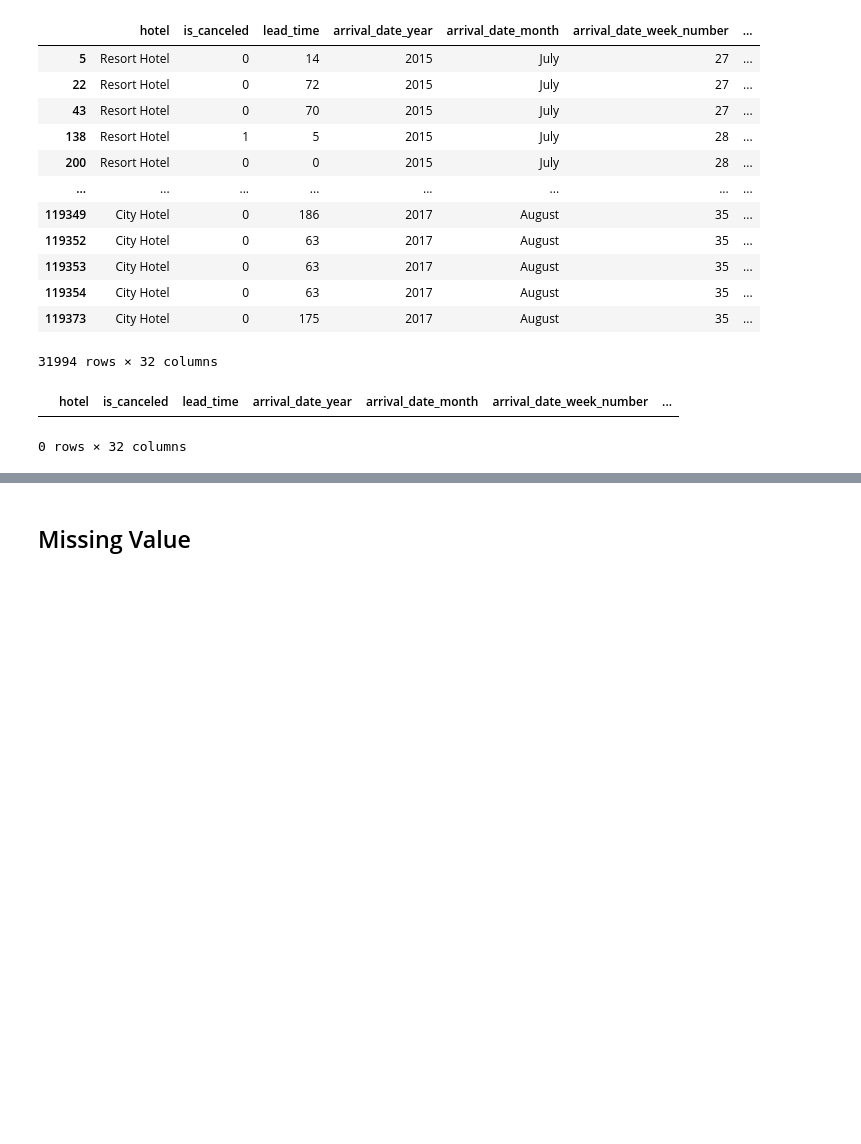
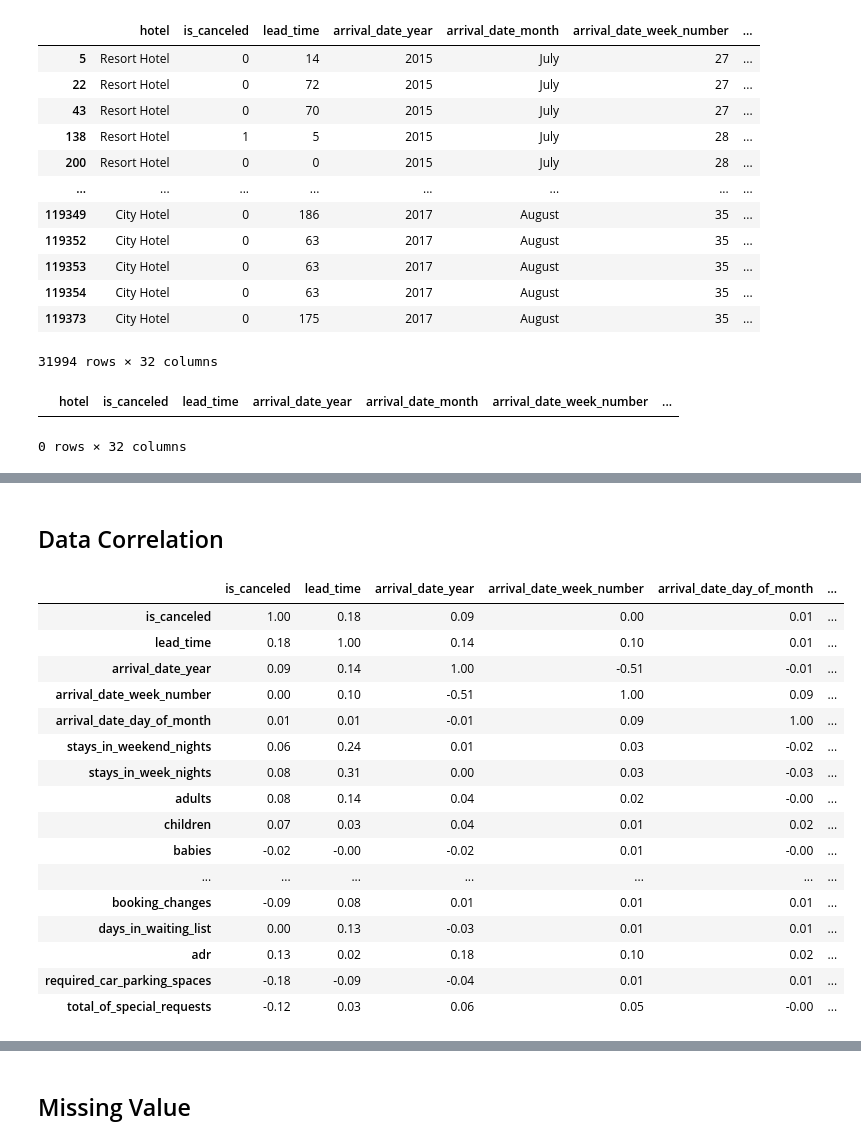
Before and after one commit to garudapaksi-yusuf/Hotel_Booking_Demand, a Jupyter notebook: Hotel_Bookings.ipynb, the cells around one changed output, grey strips where cells are left out. Drawn from its saved outputs; the diff is of its cells as text; code cells hidden in the pictures; blank space fills up the shorter version.

```diff
--- a/Hotel_Bookings.ipynb
+++ b/Hotel_Bookings.ipynb
@@ -265,0 +397,22 @@ df[df.duplicated()]
+# %% [markdown]
+## Data Correlation
+# %%
+df.corr(numeric_only=True).style.background_gradient(cmap='YlOrRd').format(formatter='{:.2f}')
+# %% [output]
+|  | is_canceled | lead_time | arrival_date_year | arrival_date_week_number | arrival_date_day_of_month | ... |
+| is_canceled | 1.00 | 0.18 | 0.09 | 0.00 | 0.01 | ... |
+| lead_time | 0.18 | 1.00 | 0.14 | 0.10 | 0.01 | ... |
+| arrival_date_year | 0.09 | 0.14 | 1.00 | -0.51 | -0.01 | ... |
+| arrival_date_week_number | 0.00 | 0.10 | -0.51 | 1.00 | 0.09 | ... |
+| arrival_date_day_of_month | 0.01 | 0.01 | -0.01 | 0.09 | 1.00 | ... |
+| stays_in_weekend_nights | 0.06 | 0.24 | 0.01 | 0.03 | -0.02 | ... |
+| stays_in_week_nights | 0.08 | 0.31 | 0.00 | 0.03 | -0.03 | ... |
+| adults | 0.08 | 0.14 | 0.04 | 0.02 | -0.00 | ... |
+| children | 0.07 | 0.03 | 0.04 | 0.01 | 0.02 | ... |
+| babies | -0.02 | -0.00 | -0.02 | 0.01 | -0.00 | ... |
+| ... | ... | ... | ... | ... | ... | ... |
+| booking_changes | -0.09 | 0.08 | 0.01 | 0.01 | 0.01 | ... |
+| days_in_waiting_list | 0.00 | 0.13 | -0.03 | 0.01 | 0.01 | ... |
+| adr | 0.13 | 0.02 | 0.18 | 0.10 | 0.02 | ... |
+| required_car_parking_spaces | -0.18 | -0.09 | -0.04 | 0.01 | 0.01 | ... |
+| total_of_special_requests | -0.12 | 0.03 | 0.06 | 0.05 | -0.00 | ... |
```
Also changed, not shown: parts of 33 cells of this notebook.
